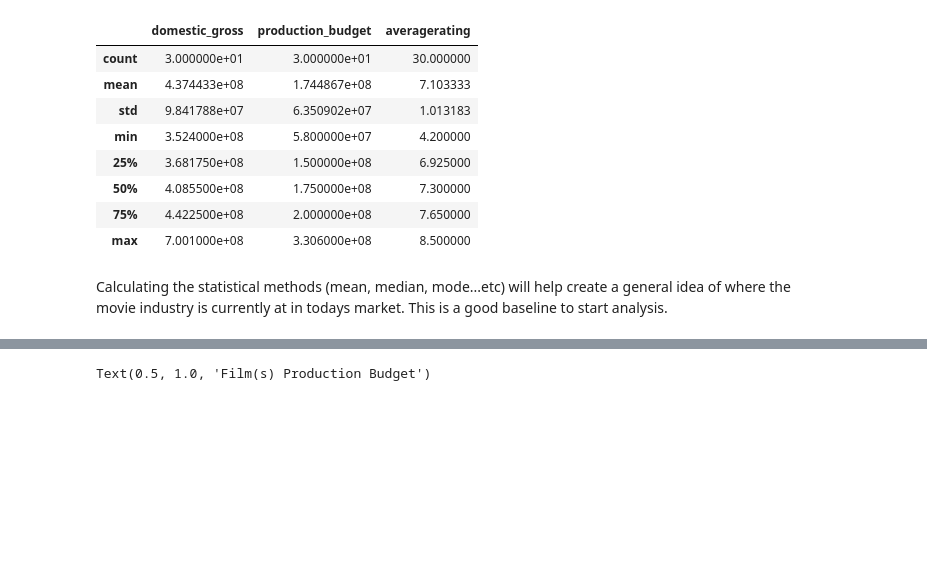
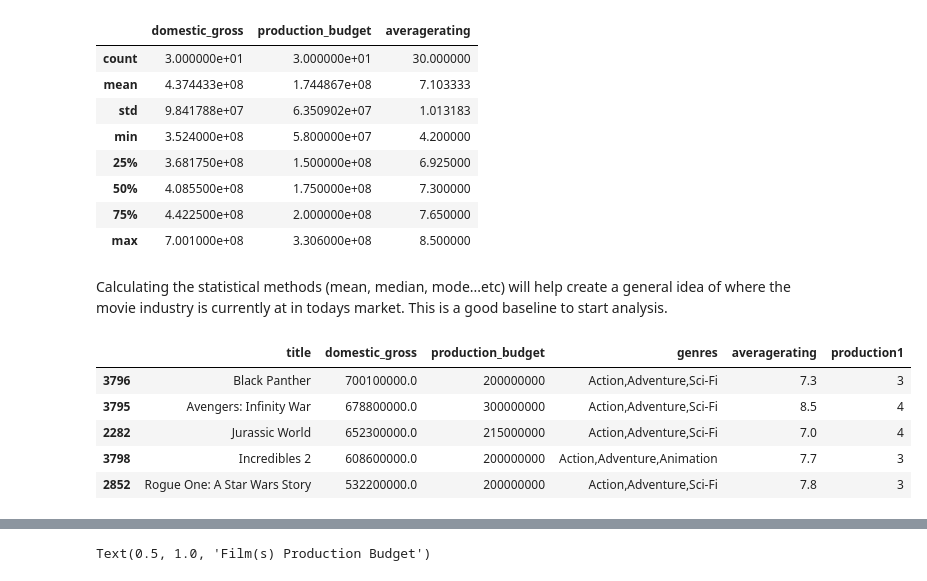
Before and after one commit to ashakeri92/dsc-phase-1-project-v2-3, a Jupyter notebook: analysis.ipynb, the cells around one changed output, grey strips where cells are left out. Drawn from its saved outputs; the diff is of its cells as text; code cells hidden in the pictures; blank space fills up the shorter version.

```diff
--- a/analysis.ipynb
+++ b/analysis.ipynb
@@ -303,3 +303,26 @@ movie_combined_df.describe()
 | max | 7.001000e+08 | 3.306000e+08 | 8.500000 |
 # %% [markdown]
 Calculating the statistical methods (mean, median, mode...etc) will help create a general idea of where the movie industry is currently at in todays market. This is a good baseline to start analysis.
+# %%
+productionbudgetloop = []
+
+for production_budget in movie_combined_df['production_budget']:
+    if production_budget <= 150000000:
+        productionbudgetloop.append(1)
+    elif production_budget <= 175000000:
+        productionbudgetloop.append(2)
+    elif production_budget <= 200000000:
+        productionbudgetloop.append(3)
+    else:
+        productionbudgetloop.append(4)
+
+movie_combined_df['production1'] = productionbudgetloop
+
+movie_combined_df.head()
+# %% [output]
+|  | title | domestic_gross | production_budget | genres | averagerating | production1 |
+| 3796 | Black Panther | 700100000.0 | 200000000 | Action,Adventure,Sci-Fi | 7.3 | 3 |
+| 3795 | Avengers: Infinity War | 678800000.0 | 300000000 | Action,Adventure,Sci-Fi | 8.5 | 4 |
+| 2282 | Jurassic World | 652300000.0 | 215000000 | Action,Adventure,Sci-Fi | 7.0 | 4 |
+| 3798 | Incredibles 2 | 608600000.0 | 200000000 | Action,Adventure,Animation | 7.7 | 3 |
+| 2852 | Rogue One: A Star Wars Story | 532200000.0 | 200000000 | Action,Adventure,Sci-Fi | 7.8 | 3 |
```
Also changed, not shown: parts of 2 cells of this notebook.
